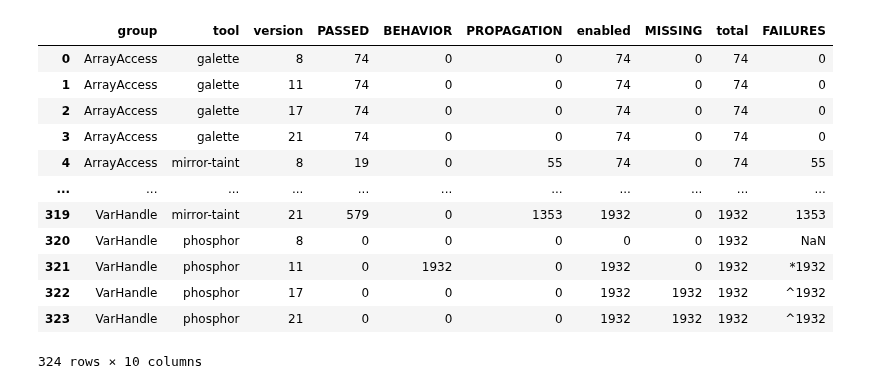
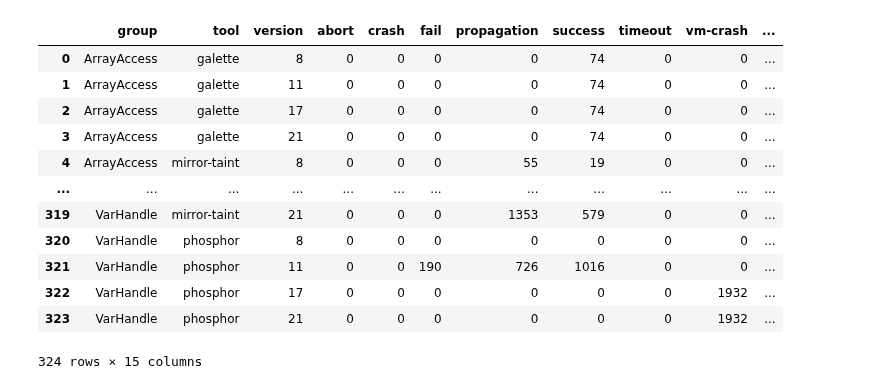
Before and after one commit to neu-se/galette, a Jupyter notebook: scripts/semantic.ipynb, the cells around one changed output. Drawn from its saved outputs; the diff is of its cells as text; code cells hidden in the pictures.

Commit message:
* Added date time to test feed print out * Reduced max heap for synthetic benchmarks * Increased fork timeout for synthetic benchmarks to 10 minutes * Updated notebook

```diff
--- a/scripts/semantic.ipynb
+++ b/scripts/semantic.ipynb
@@ -143,0 +165,4 @@ Creating semantic experiment CSV.
+# %%
+executed = compute_executions_counts(data)
+check_execution_counts(executed)
+executed
@@ -227,0 +257,4 @@ counts[(counts['BEHAVIOR'] != 0) | (counts['MISSING'] != 0)]
+# %%
+# List other behavioral failures
+counts['behavioral'] = counts['abort'] + counts['crash'] + counts['fail'] + counts['timeout']
+display(counts[counts['behavioral'] != 0].style)
@@ -228,32 +273,27 @@ counts[(counts['BEHAVIOR'] != 0) | (counts['MISSING'] != 0)]
 # %%
-def compute_failures(behavior, missing, propagation, enabled):
-    if enabled == 0:
+def compute_table_entry(row):
+    if row['executed'] == 0:
         return np.NaN
     else:
-        count = behavior + missing + propagation
-        result = str(count)
-        if behavior != 0:
-            result = "*" + result
-        if missing != 0:
-            result = "^" + result
-        return result
+        failures = row['executed'] - row['success']
+        assert failures == row['behavioral'] + row['propagation'] + row['vm-crash']
+        return "*" + str(failures) if (row['behavioral'] != 0 or row['vm-crash'] != 0) else str(failures)
 
 
-counts['FAILURES'] = counts[['BEHAVIOR', 'MISSING', 'PROPAGATION', 'enabled']] \
-    .apply(lambda x: compute_failures(*x), axis=1)
+counts['entry'] = counts.apply(lambda x: compute_table_entry(x), axis=1)
 counts
 # %% [output]
-|  | group | tool | version | PASSED | BEHAVIOR | PROPAGATION | enabled | MISSING | total | FAILURES |
-| 0 | ArrayAccess | galette | 8 | 74 | 0 | 0 | 74 | 0 | 74 | 0 |
-| 1 | ArrayAccess | galette | 11 | 74 | 0 | 0 | 74 | 0 | 74 | 0 |
-| 2 | ArrayAccess | galette | 17 | 74 | 0 | 0 | 74 | 0 | 74 | 0 |
-| 3 | ArrayAccess | galette | 21 | 74 | 0 | 0 | 74 | 0 | 74 | 0 |
-| 4 | ArrayAccess | mirror-taint | 8 | 19 | 0 | 55 | 74 | 0 | 74 | 55 |
-| ... | ... | ... | ... | ... | ... | ... | ... | ... | ... | ... |
-| 319 | VarHandle | mirror-taint | 21 | 579 | 0 | 1353 | 1932 | 0 | 1932 | 1353 |
-| 320 | VarHandle | phosphor | 8 | 0 | 0 | 0 | 0 | 0 | 1932 | NaN |
-| 321 | VarHandle | phosphor | 11 | 0 | 1932 | 0 | 1932 | 0 | 1932 | *1932 |
-| 322 | VarHandle | phosphor | 17 | 0 | 0 | 0 | 1932 | 1932 | 1932 | ^1932 |
-| 323 | VarHandle | phosphor | 21 | 0 | 0 | 0 | 1932 | 1932 | 1932 | ^1932 |
+|  | group | tool | version | abort | crash | fail | propagation | success | timeout | vm-crash | ... |
+| 0 | ArrayAccess | galette | 8 | 0 | 0 | 0 | 0 | 74 | 0 | 0 | ... |
+| 1 | ArrayAccess | galette | 11 | 0 | 0 | 0 | 0 | 74 | 0 | 0 | ... |
+| 2 | ArrayAccess | galette | 17 | 0 | 0 | 0 | 0 | 74 | 0 | 0 | ... |
+| 3 | ArrayAccess | galette | 21 | 0 | 0 | 0 | 0 | 74 | 0 | 0 | ... |
+| 4 | ArrayAccess | mirror-taint | 8 | 0 | 0 | 0 | 55 | 19 | 0 | 0 | ... |
+| ... | ... | ... | ... | ... | ... | ... | ... | ... | ... | ... | ... |
+| 319 | VarHandle | mirror-taint | 21 | 0 | 0 | 0 | 1353 | 579 | 0 | 0 | ... |
+| 320 | VarHandle | phosphor | 8 | 0 | 0 | 0 | 0 | 0 | 0 | 0 | ... |
+| 321 | VarHandle | phosphor | 11 | 0 | 0 | 190 | 726 | 1016 | 0 | 0 | ... |
+| 322 | VarHandle | phosphor | 17 | 0 | 0 | 0 | 0 | 0 | 0 | 1932 | ... |
+| 323 | VarHandle | phosphor | 21 | 0 | 0 | 0 | 0 | 0 | 0 | 1932 | ... |
-324 rows × 10 columns
+324 rows × 15 columns
 # %%
```
Also changed, not shown: parts of 7 cells of this notebook, 5 other files.
